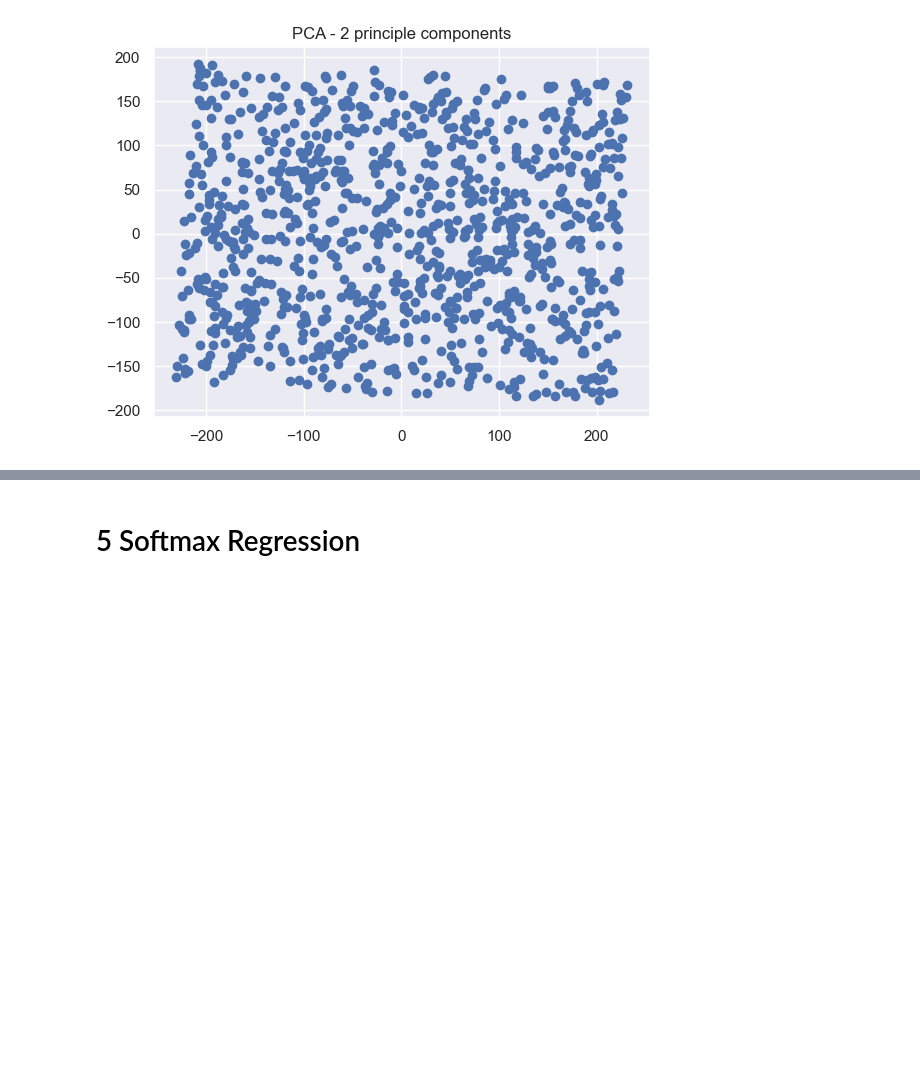
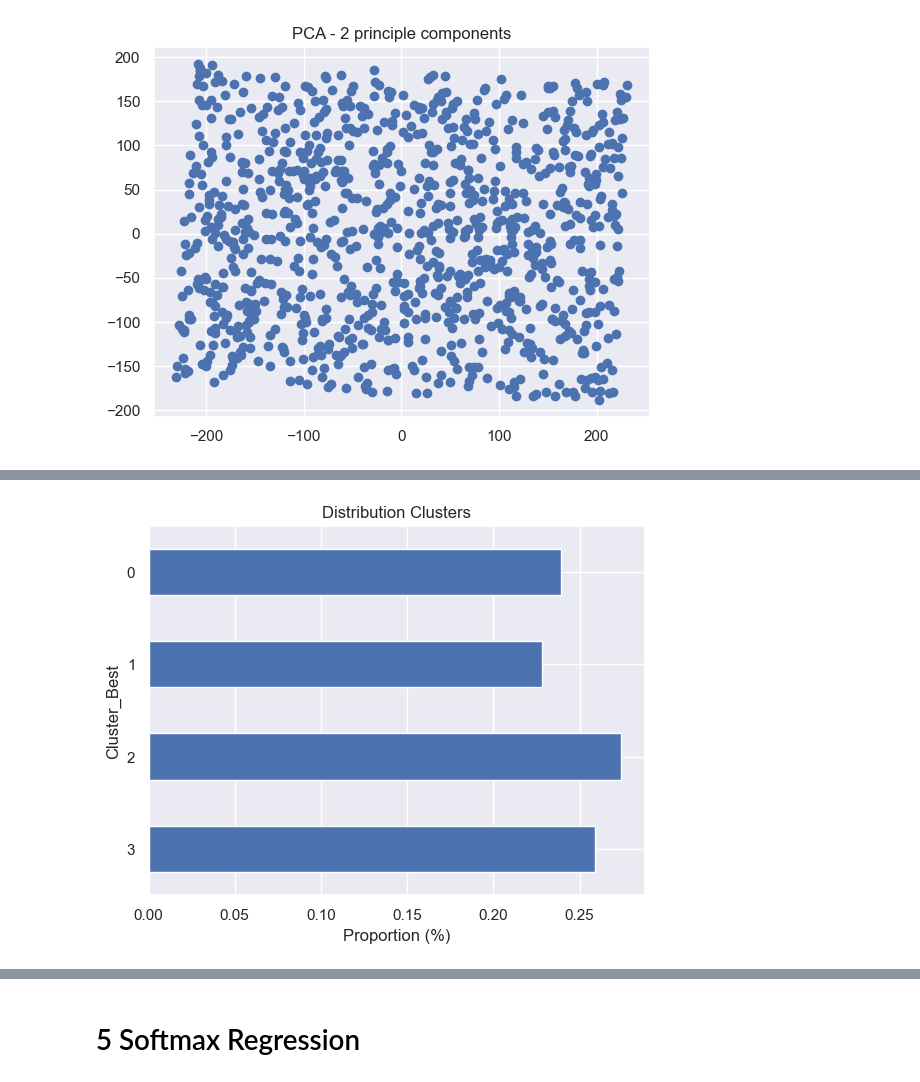
Before and after one commit to emsif84/clustering_ecommerce, a Jupyter notebook: clustering.ipynb, the cells around one changed output, grey strips where cells are left out. Saved outputs shown, nothing was run; the diff lists cells and outputs as text; code cells hidden in the pictures; blank space fills up the shorter version.

```diff
--- a/clustering.ipynb
+++ b/clustering.ipynb
@@ -611,0 +587,8 @@ plt.ylabel('');
+# %%
+#Plot distribution Clusters
+data['Cluster_Best'] \
+.value_counts(normalize=True) \
+.sort_index(ascending=False) \
+.plot(kind='barh',title='Distribution Clusters',xlabel='Proportion (%)');
+# %% [output]
+[figure, added]
```
Also changed, not shown: parts of 17 cells of this notebook.
